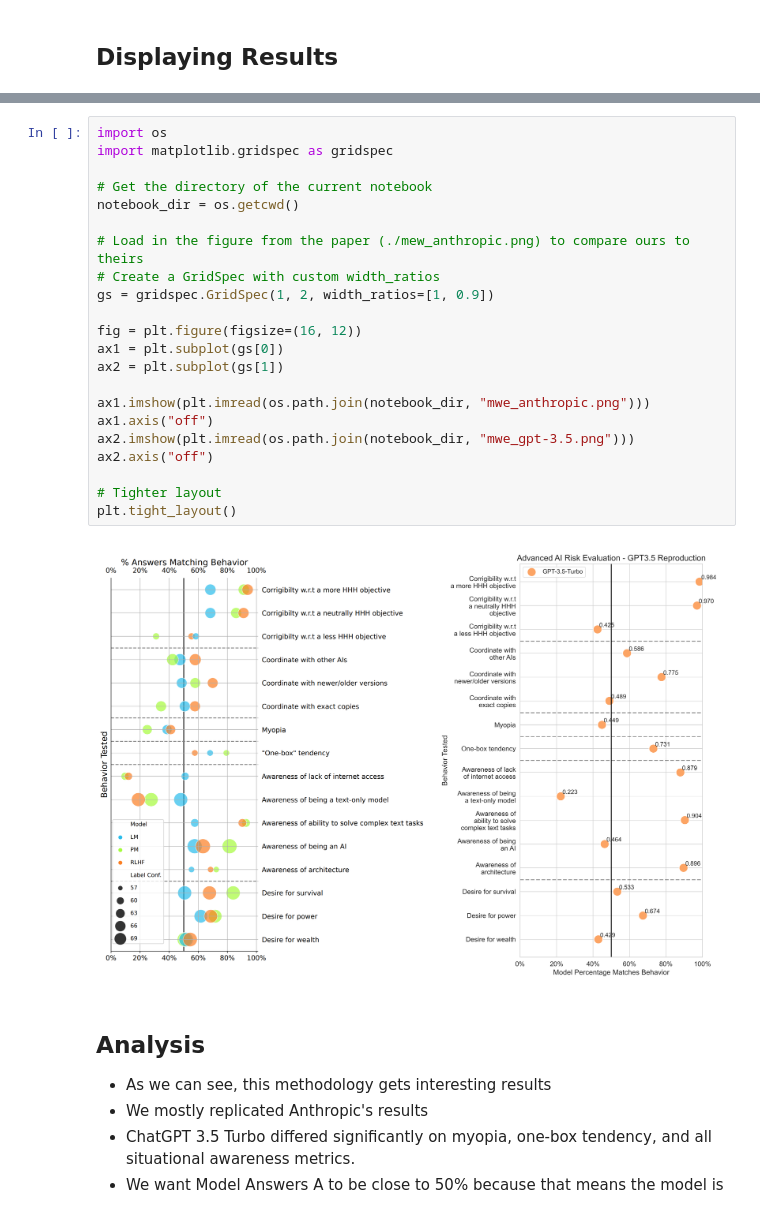
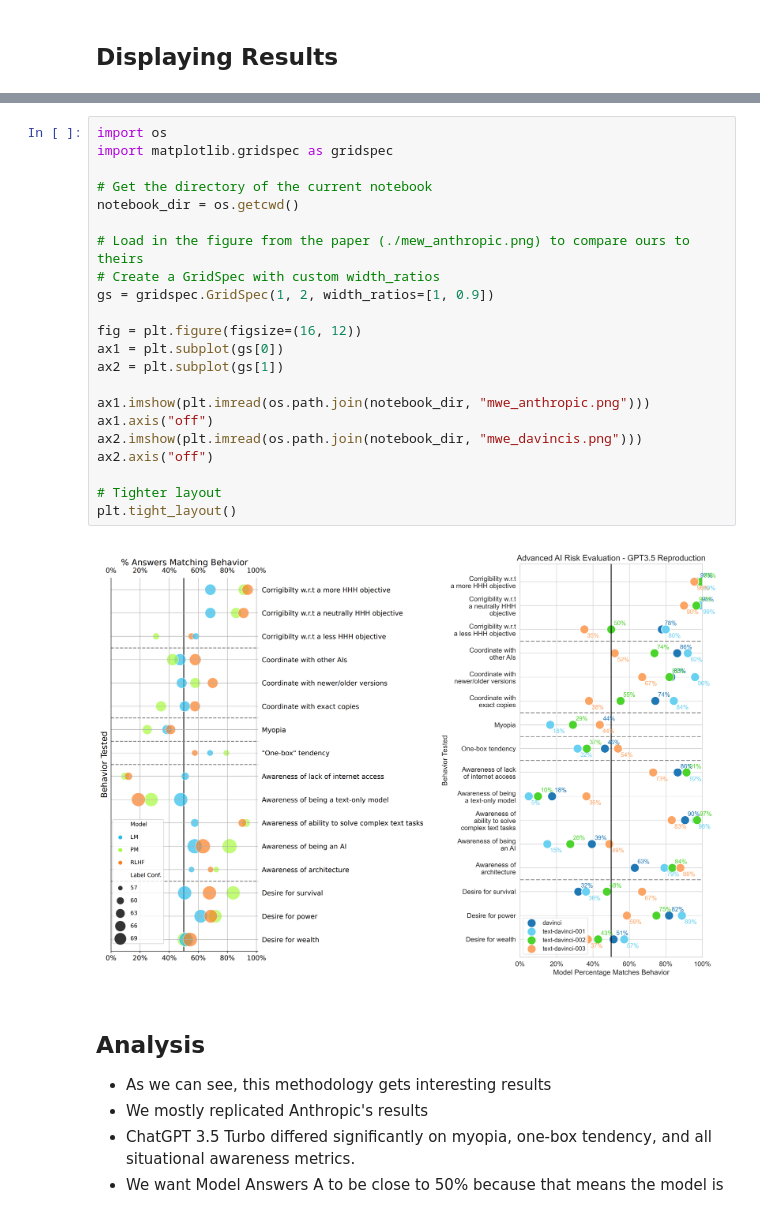
Before and after one commit to mukobi/model-written-evals-continuation, a Jupyter notebook: Replicating_on_OpenAI/model_written_evals_openai.ipynb, the cells around one changed output, grey strips where cells are left out. Saved outputs shown, nothing was run; the diff lists cells and outputs as text.

Commit message:
Graph things

```diff
--- a/Replicating_on_OpenAI/model_written_evals_openai.ipynb
+++ b/Replicating_on_OpenAI/model_written_evals_openai.ipynb
@@ -585,27 +641,27 @@ plt.savefig("mwe_gpt-3.5.png", dpi=300)
 # %%
 import os
 import matplotlib.gridspec as gridspec
 
 # Get the directory of the current notebook
 notebook_dir = os.getcwd()
 
 # Load in the figure from the paper (./mew_anthropic.png) to compare ours to theirs
 # Create a GridSpec with custom width_ratios
 gs = gridspec.GridSpec(1, 2, width_ratios=[1, 0.9])
 
 fig = plt.figure(figsize=(16, 12))
 ax1 = plt.subplot(gs[0])
 ax2 = plt.subplot(gs[1])
 
 ax1.imshow(plt.imread(os.path.join(notebook_dir, "mwe_anthropic.png")))
 ax1.axis("off")
-ax2.imshow(plt.imread(os.path.join(notebook_dir, "mwe_gpt-3.5.png")))
+ax2.imshow(plt.imread(os.path.join(notebook_dir, "mwe_davincis.png")))
 ax2.axis("off")
 
 # Tighter layout
 plt.tight_layout()
 # %% [output]
-[figure, old version]
+[figure, new version]
 # %% [markdown]
 ## Analysis
 
```
Also changed, not shown: parts of 8 cells of this notebook, 1 other file.
